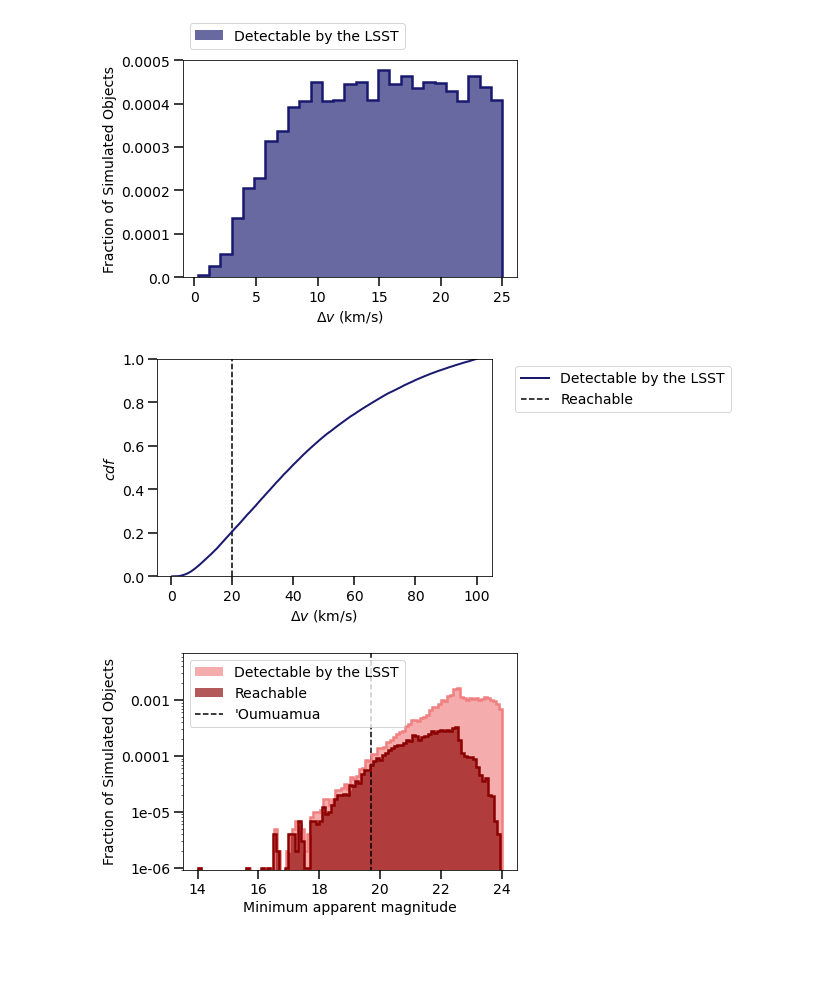
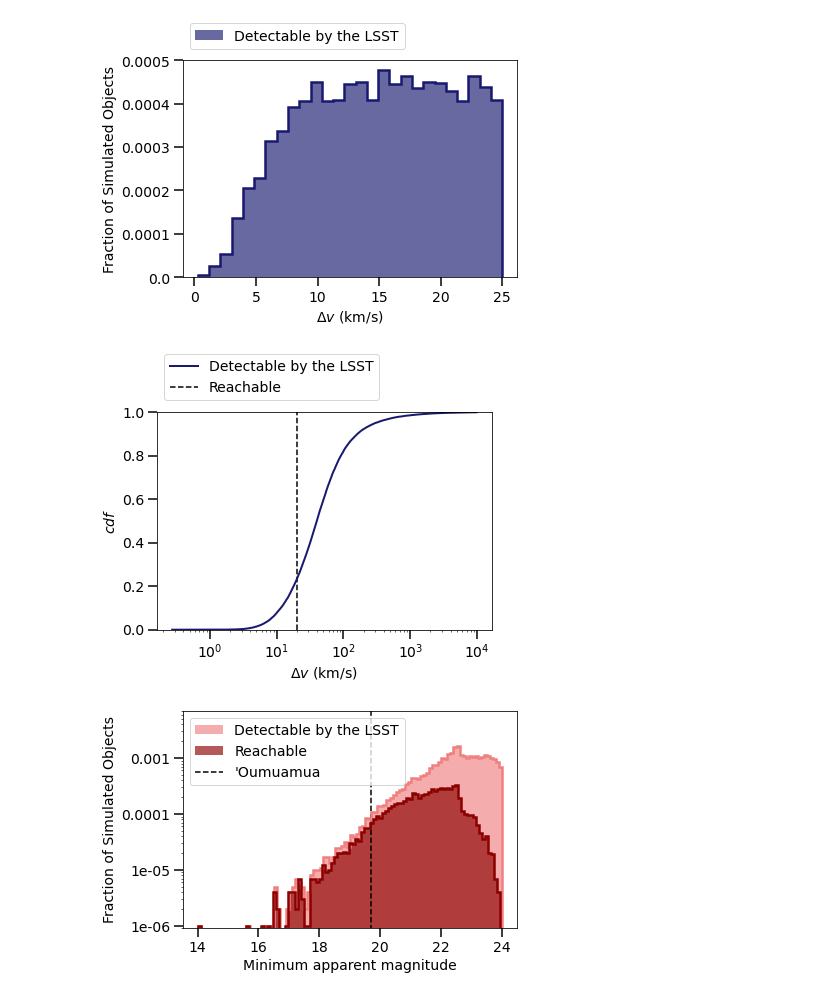
Before and after one commit to djhoover717/ISOAnalysis, a Jupyter notebook: iso_analysis_v4.ipynb, the cells around one changed output. Saved outputs shown, nothing was run; the diff lists cells and outputs as text; code cells hidden in the pictures; blank space fills up the shorter version.

```diff
--- a/iso_analysis_v4.ipynb
+++ b/iso_analysis_v4.ipynb
@@ -273,22 +273,24 @@ plt.show()
 # %% [output]
 [figure]
 # %%
-plt.plot(np.sort(np.squeeze(dv[dv <= 100.])), np.linspace(0, 1, len(dv[dv <= 100.])), \
+plt.plot(np.sort(np.squeeze(dv[(dv<=10000.)*detectable])), np.linspace(0, 1, len(dv[(dv<=10000.)*detectable])), \
          c='midnightblue', lw=2, label='Detectable by the LSST')
 
 plt.vlines(20, 0, 100000, label="Reachable", linestyles='dashed', \
           colors='black')
 
 plt.xlabel(r'$\Delta v$ (km/s)')
+plt.xscale('log')
+
 plt.ylabel(r'$cdf$')
 plt.ylim(0, 1)
-plt.legend(bbox_to_anchor=(1.05, 1.0), loc='upper left')
+plt.legend(bbox_to_anchor=(0., 1.3), loc='upper left')
 
 plt.savefig('figures/deltav_cdf.pdf', bbox_inches='tight', \
                     dpi=250)
 plt.show()
 # %% [output]
-[figure, old version]
+[figure, new version]
 # %%
 min_mag = np.min(orbits['mag'], axis=1)
 
```
Also changed, not shown: parts of 4 cells of this notebook, 26 other files.
